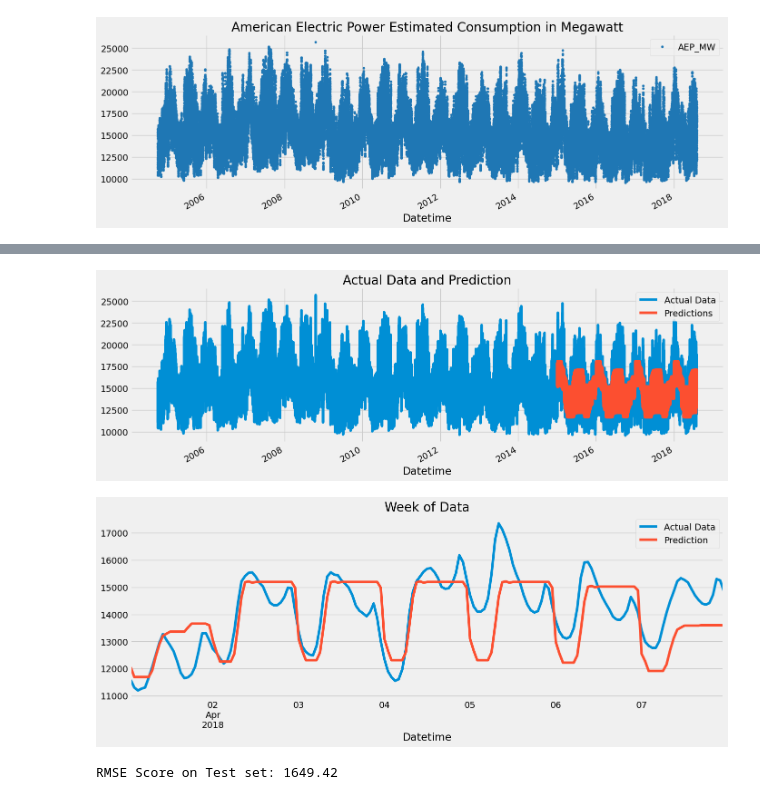
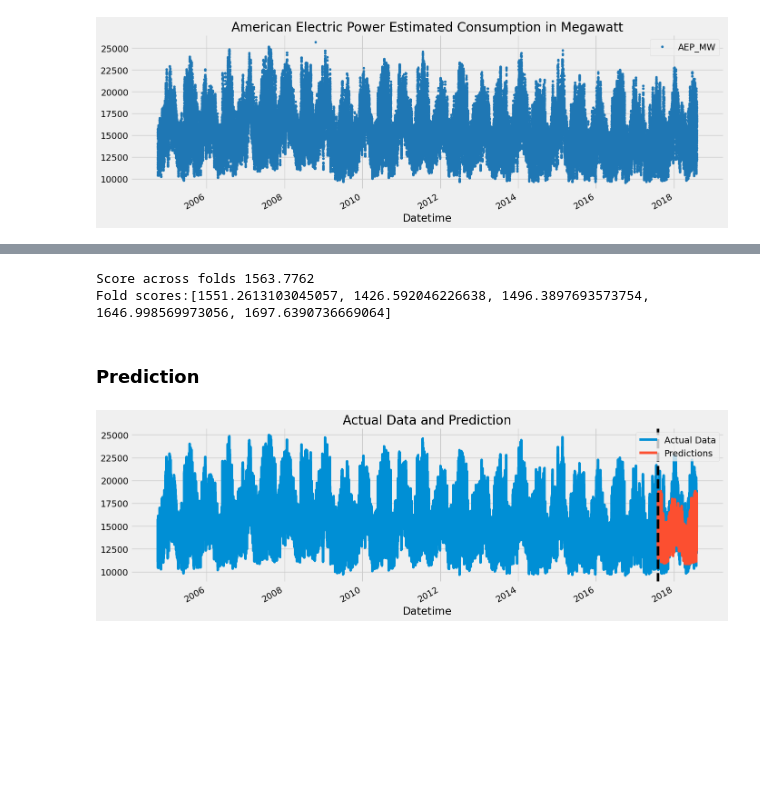
Before and after one commit to strigoimort/timeseries-forecasting-xgboost, a Jupyter notebook: timeseries.ipynb, the cells around one changed output, grey strips where cells are left out. Drawn from its saved outputs; the diff is of its cells as text; code cells hidden in the pictures; blank space fills up the shorter version.

```diff
--- a/timeseries.ipynb
+++ b/timeseries.ipynb
@@ -62,0 +56,2 @@ plt.show()
+# %%
+df = df.query('AEP_MW <= 25000').copy()
@@ -166,0 +169,40 @@ plt.show()
+# %%
+# Train and test the model
+tss = TimeSeriesSplit(n_splits=5, test_size=24*365*1, gap=24)
+df = df.sort_index()
+
+
+fold = 0
+preds = []
+scores = []
+for train_idx, val_idx in tss.split(df):
+    train = df.iloc[train_idx]
+    test = df.iloc[val_idx]
+
+    train = create_features(train)
+    test = create_features(test)
+
+    FEATURES = ['dayofyear', 'hour', 'dayofweek', 'quarter', 'month','year',
+                'lag1','lag2','lag3']
+    TARGET = 'AEP_MW'
+
+    X_train = train[FEATURES]
+    y_train = train[TARGET]
+
+    X_test = test[FEATURES]
+    y_test = test[TARGET]
+
+    reg = xgb.XGBRegressor(base_score=0.5, booster='gbtree',
+                           n_estimators=1000,
+                           early_stopping_rounds=50,
+                           objective='reg:linear',
+                           max_depth=3,
+                           learning_rate=0.01)
+    reg.fit(X_train, y_train,
+            eval_set=[(X_train, y_train), (X_test, y_test)],
+            verbose=100)
+
+    y_pred = reg.predict(X_test)
+    preds.append(y_pred)
+    score = np.sqrt(mean_squared_error(y_test, y_pred))
+    scores.append(score)
@@ -167,3 +244,12 @@ plt.show()
+# %%
+# Print scores
+print(f'Score across folds {np.mean(scores):0.4f}')
+print(f'Fold scores:{scores}')
+# %% [output]
+Score across folds 1563.7762
+Fold scores:[1551.2613103045057, 1426.592046226638, 1496.3897693573754, 1646.998569973056, 1697.6390736669064]
+# %% [markdown]
+### Prediction
 # %%
 # Prediction
 test['prediction'] = reg.predict(X_test)
@@ -171,25 +257,10 @@ df = df.merge(test[['prediction']], how='left', left_index=True, right_index=Tru
 # %%
 # Plot prediction results
 ax = df[['AEP_MW']].plot(figsize=(15, 5))
 df['prediction'].plot(ax=ax, style='-')
 plt.legend(['Actual Data', 'Predictions'])
 ax.set_title('Actual Data and Prediction')
+ax.axvline(test.index.min(), color='black', ls='--')
 plt.show()
 # %% [output]
-[figure, old version]
+[figure, new version]
-# %%
-# Compare actual data and prediction
-ax = df.loc[(df.index > '04-01-2018') & (df.index < '04-08-2018')]['AEP_MW'] \
-    .plot(figsize=(15, 5), title='Week of Data')
-df.loc[(df.index > '04-01-2018') & (df.index < '04-08-2018')]['prediction'] \
-    .plot(style='-')
-plt.legend(['Actual Data','Prediction'])
-plt.show()
-# %% [output]
-[figure, removed]
-# %%
-# RMSE
-score = np.sqrt(mean_squared_error(test['AEP_MW'], test['prediction']))
-print(f'RMSE Score on Test set: {score:0.2f}')
-# %% [output]
-RMSE Score on Test set: 1649.42
```
Also changed, not shown: parts of 33 cells of this notebook, 5 other files.
